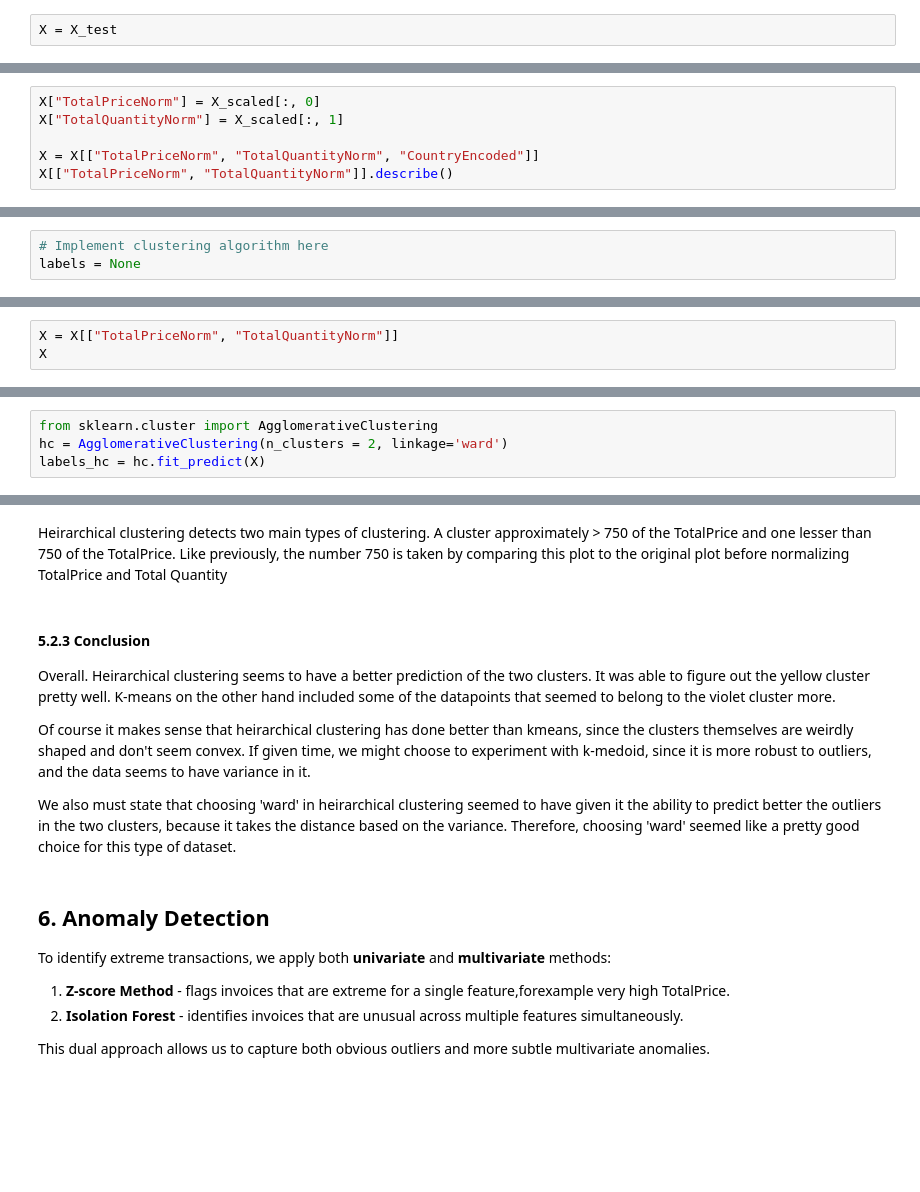
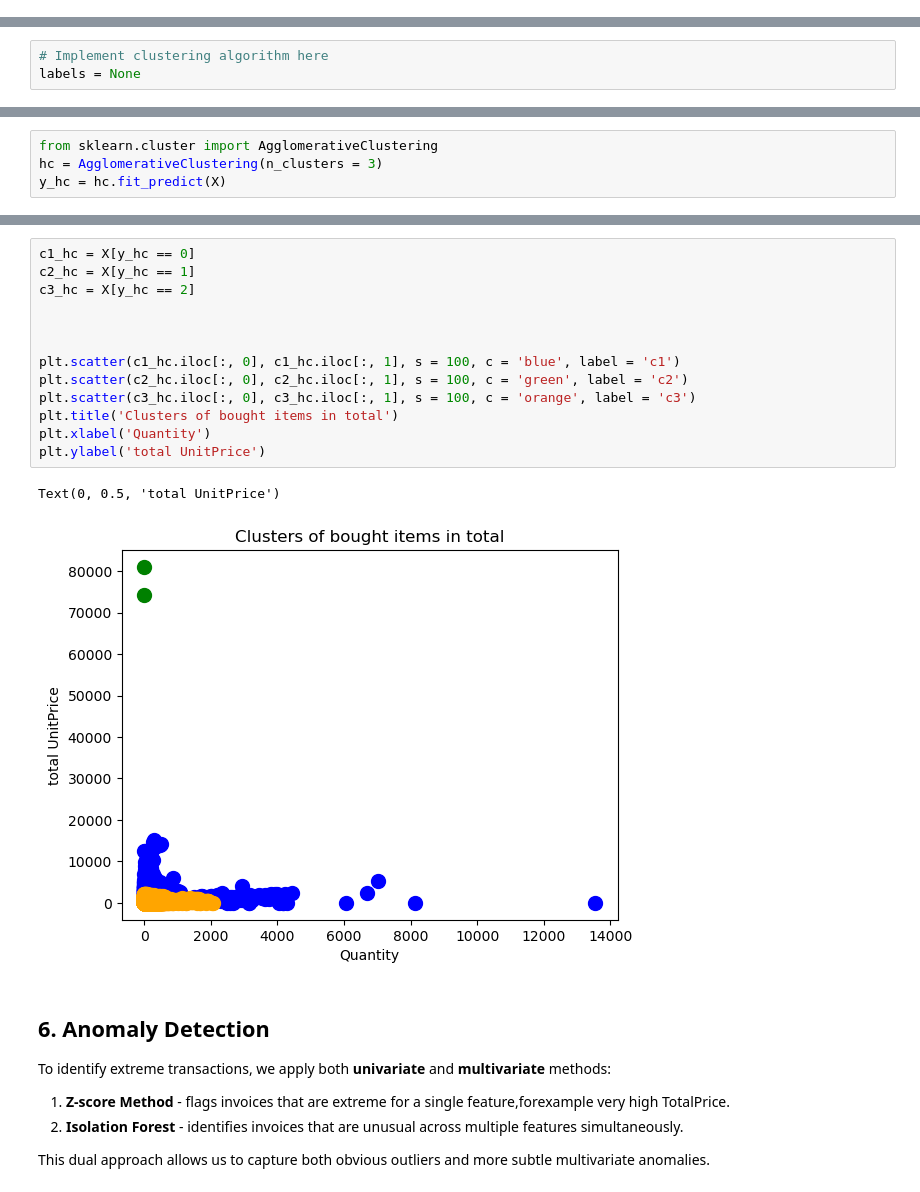
Before and after one commit to NouRALsaidD/data_mining_2026, a Jupyter notebook: data_mining_project_template.ipynb, the cells around one changed output, grey strips where cells are left out. Drawn from its saved outputs; the diff is of its cells as text; blank space fills up the shorter version.

```diff
--- a/data_mining_project_template.ipynb
+++ b/data_mining_project_template.ipynb
@@ -572,2 +405,0 @@ We use this new filtered data as our basis for the clustering. Since the data is
-# %%
-X = X_test
@@ -589,6 +405,0 @@ array([[-0.25021252, -0.49769585],
-# %%
-X["TotalPriceNorm"] = X_scaled[:, 0]
-X["TotalQuantityNorm"] = X_scaled[:, 1]
-
-X = X[["TotalPriceNorm", "TotalQuantityNorm", "CountryEncoded"]]
-X[["TotalPriceNorm", "TotalQuantityNorm"]].describe()
@@ -760,3 +417,0 @@ Overall, this type of segmentation is impractical. It seems better to remove Cou
-# %%
-X = X[["TotalPriceNorm", "TotalQuantityNorm"]]
-X
@@ -856,4 +426,4 @@ dendrogram = sch.dendrogram(sch.linkage(X, method='ward'),
 # %%
 from sklearn.cluster import AgglomerativeClustering
-hc = AgglomerativeClustering(n_clusters = 2, linkage='ward')
-labels_hc = hc.fit_predict(X)
+hc = AgglomerativeClustering(n_clusters = 3)
+y_hc = hc.fit_predict(X)
@@ -868,14 +430,19 @@ plt.show()
-# %% [markdown]
-Heirarchical clustering detects two main types of clustering. A cluster approximately > 750 of the TotalPrice and one lesser than 750 of the TotalPrice. Like previously, the number 750 is taken by comparing this plot to the original plot before normalizing TotalPrice and Total Quantity
-# %% [markdown]
-#### 5.2.3 Conclusion
-
-
-Overall. Heirarchical clustering seems to have a better prediction of the two clusters. It was able to figure out the yellow cluster pretty well. K-means on the other hand included some of the datapoints that seemed to belong to the violet cluster more.
-
-Of course it makes sense that heirarchical clustering has done better than kmeans, since the clusters themselves are weirdly shaped and don't seem convex. If given time, we might choose to experiment with k-medoid, since it is more robust to outliers, and the data seems to have variance in it.
-
-We also must state that choosing 'ward' in heirarchical clustering seemed to have given it the ability to predict better the outliers in the two clusters, because it takes the distance based on the variance. Therefore, choosing 'ward' seemed like a pretty good choice for this type of dataset.
+# %%
+c1_hc = X[y_hc == 0]
+c2_hc = X[y_hc == 1]
+c3_hc = X[y_hc == 2]
+
+
+
+plt.scatter(c1_hc.iloc[:, 0], c1_hc.iloc[:, 1], s = 100, c = 'blue', label = 'c1')
+plt.scatter(c2_hc.iloc[:, 0], c2_hc.iloc[:, 1], s = 100, c = 'green', label = 'c2')
+plt.scatter(c3_hc.iloc[:, 0], c3_hc.iloc[:, 1], s = 100, c = 'orange', label = 'c3')
+plt.title('Clusters of bought items in total')
+plt.xlabel('Quantity')
+plt.ylabel('total UnitPrice')
+# %% [output]
+Text(0, 0.5, 'total UnitPrice')
+[figure, added]
 # %% [markdown]
 ## 6. Anomaly Detection
 
```
Also changed, not shown: parts of 76 cells of this notebook.
